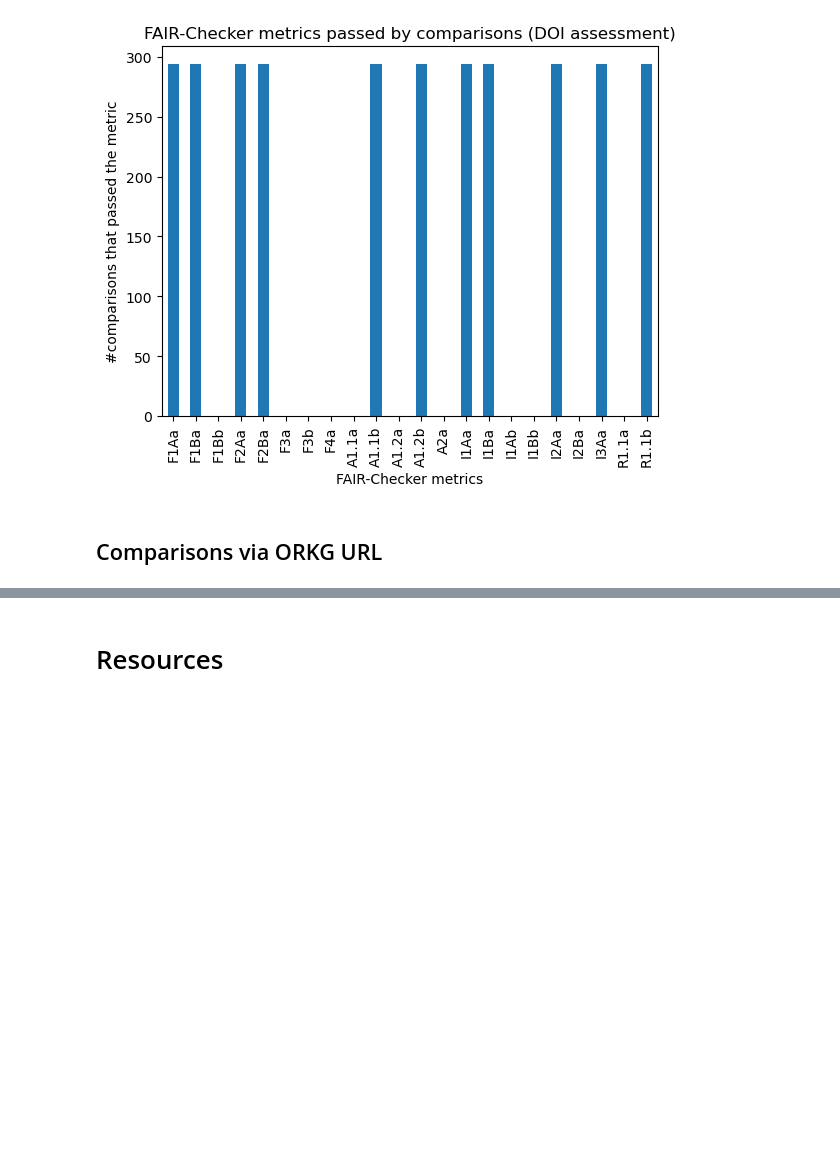
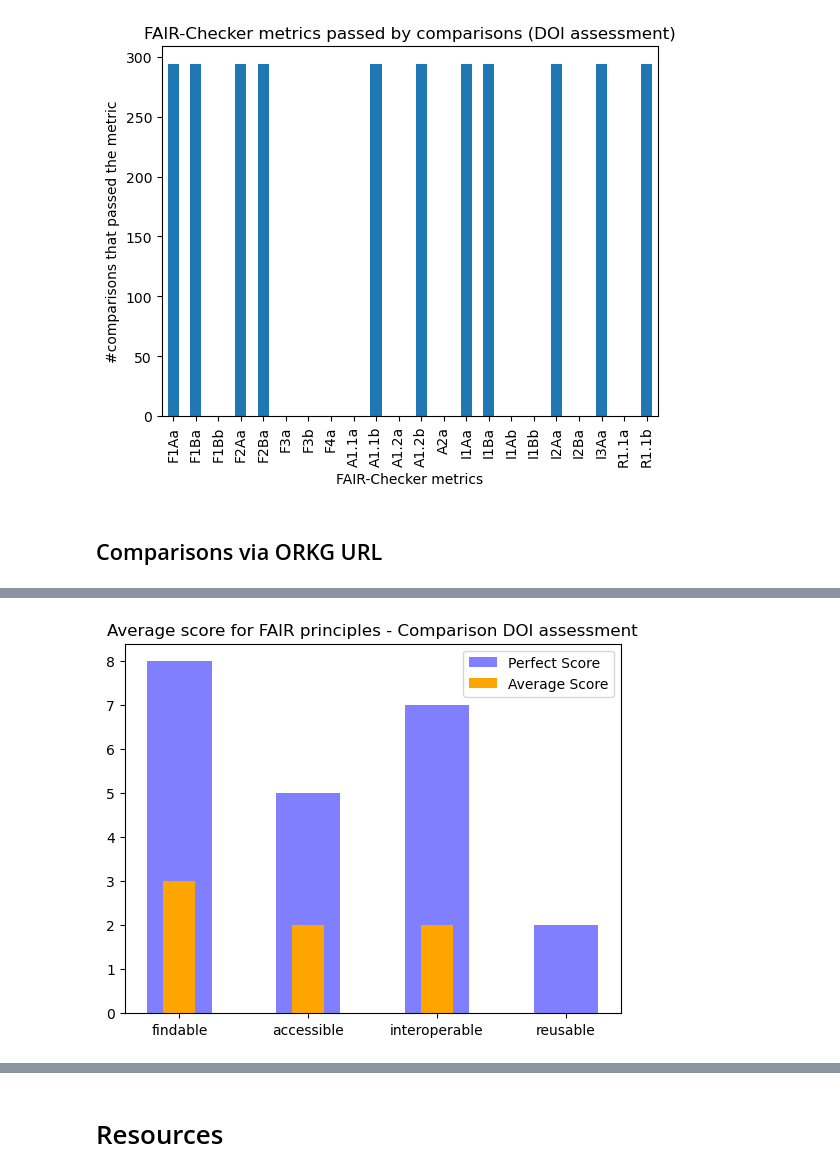
Before and after one commit to mwurzbacher/FAIRness-assessment-tools-evaluation-using-ORKG, a Jupyter notebook: FAIR-Evaluation-Services_evaluation.ipynb, the cells around one changed output, grey strips where cells are left out. Saved outputs shown, nothing was run; the diff lists cells and outputs as text; code cells hidden in the pictures; blank space fills up the shorter version.

Commit message:
FES comparison assessment

```diff
--- a/FAIR-Evaluation-Services_evaluation.ipynb
+++ b/FAIR-Evaluation-Services_evaluation.ipynb
@@ -223,0 +259,7 @@ plt.show()
+# %%
+comp_url_df = pd.read_csv("assessed_data/comparison_url_df_FES_assessment.csv", index_col=0)
+comp_url_df["assessment_result"] = comp_url_df["assessment_result"].map(lambda x: x.replace("\'", "\""))
+comp_url_df["assessment_result"] = comp_url_df["assessment_result"].map(lambda x: json.loads(x))
+comp_url_df_assessed = expand_comp_assessment_result(comp_url_df)
+comp_url_df_assessed["metric"] = comp_url_df_assessed["metric"].map(lambda x: adjust_metric_names(x))
+comp_url_df_assessed
@@ -223,0 +280,3 @@ plt.show()
+# %%
+comp_url_df_total = comp_url_df_assessed.groupby("comparison").agg({"score": "sum"}).reset_index()
+print_summary_stats(comp_url_df_total["score"])
@@ -223,0 +288,8 @@ plt.show()
+# %%
+comp_url_df_principle = comp_url_df_assessed
+comp_url_df_principle["principle"] = comp_url_df_principle["metric"].map(lambda x: get_principle_from_metric(x))
+comp_url_df_principle = comp_url_df_principle.groupby("principle").agg({"score": "sum"}).reset_index()
+comp_url_df_principle["avg_score"] = comp_url_df_principle["score"]/len(comp_url_df_total)
+comp_url_df_principle['principle'] = pd.Categorical(comp_url_df_principle['principle'], ['findable', 'accessible', 'interoperable', 'reusable'])
+comp_url_df_principle = comp_url_df_principle.sort_values('principle')
+comp_url_df_principle
@@ -223,0 +302,15 @@ plt.show()
+# %%
+#plotting
+width = 0.5
+perfect_scores = [8, 5, 7, 2]
+actual_scores = comp_url_df_principle['avg_score']
+indices = np.arange(len(perfect_scores))
+
+plt.bar(indices, perfect_scores, width=width, color='b', alpha=0.5, label='Perfect Score')
+plt.bar([i for i in indices], actual_scores, width=0.5*width, color='orange', label='Average Score')
+plt.xticks(indices, comp_url_df_principle['principle'] )
+plt.title("Average score for FAIR principles - Comparison DOI assessment")
+plt.legend()
+plt.show()
+# %% [output]
+[figure, added]
```
Also changed, not shown: parts of 24 cells of this notebook, 1 other file.
